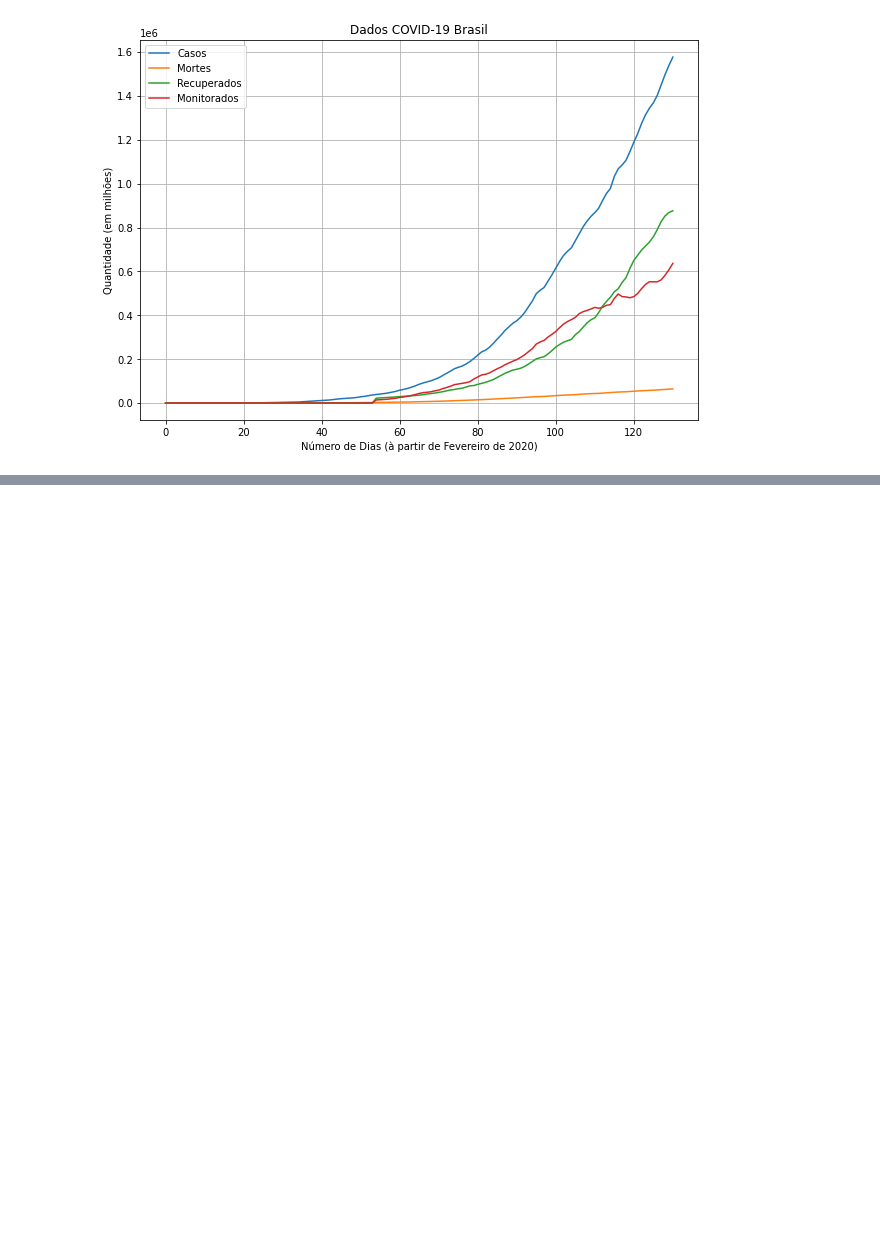
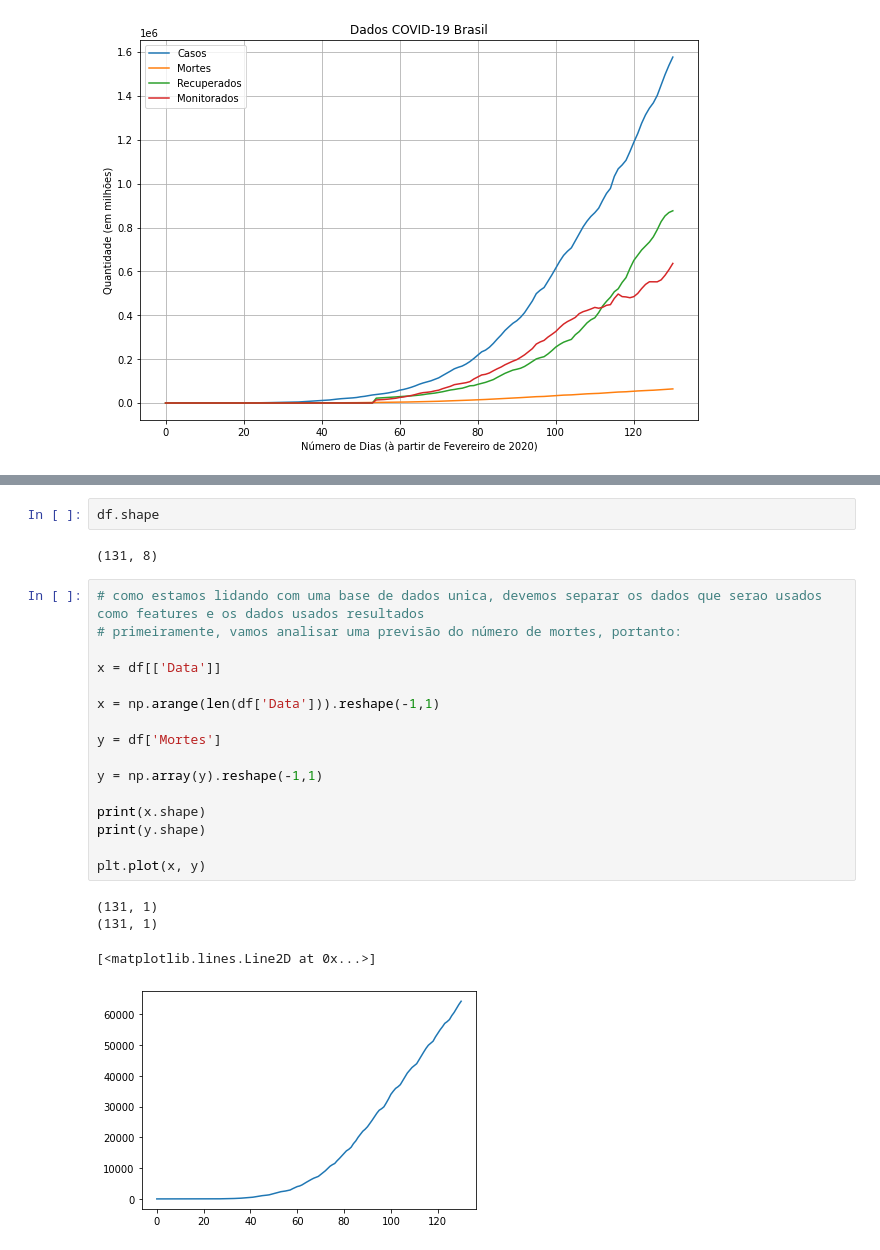
Before and after one commit to jonnes-nascimento/iniciacao_cientifica, a Jupyter notebook: IC_USJT_2020_COVID_19_Dados_Gerais.ipynb, the cells around one changed output, grey strips where cells are left out. Saved outputs shown, nothing was run; the diff lists cells and outputs as text; blank space fills up the shorter version.

```diff
--- a/IC_USJT_2020_COVID_19_Dados_Gerais.ipynb
+++ b/IC_USJT_2020_COVID_19_Dados_Gerais.ipynb
@@ -79,0 +98,25 @@ Text(0, 0.5, 'Quantidade (em milhões)')
+# %%
+df.shape
+# %% [output]
+(131, 8)
+# %%
+# como estamos lidando com uma base de dados unica, devemos separar os dados que serao usados como features e os dados usados resultados
+# primeiramente, vamos analisar uma previsão do número de mortes, portanto:
+
+x = df[['Data']]
+
+x = np.arange(len(df['Data'])).reshape(-1,1)
+
+y = df['Mortes']
+
+y = np.array(y).reshape(-1,1)
+
+print(x.shape)
+print(y.shape)
+
+plt.plot(x, y)
+# %% [output]
+(131, 1)
+(131, 1)
+[<matplotlib.lines.Line2D at 0x...>]
+[figure, added]
```
Also changed, not shown: parts of 28 cells of this notebook.
